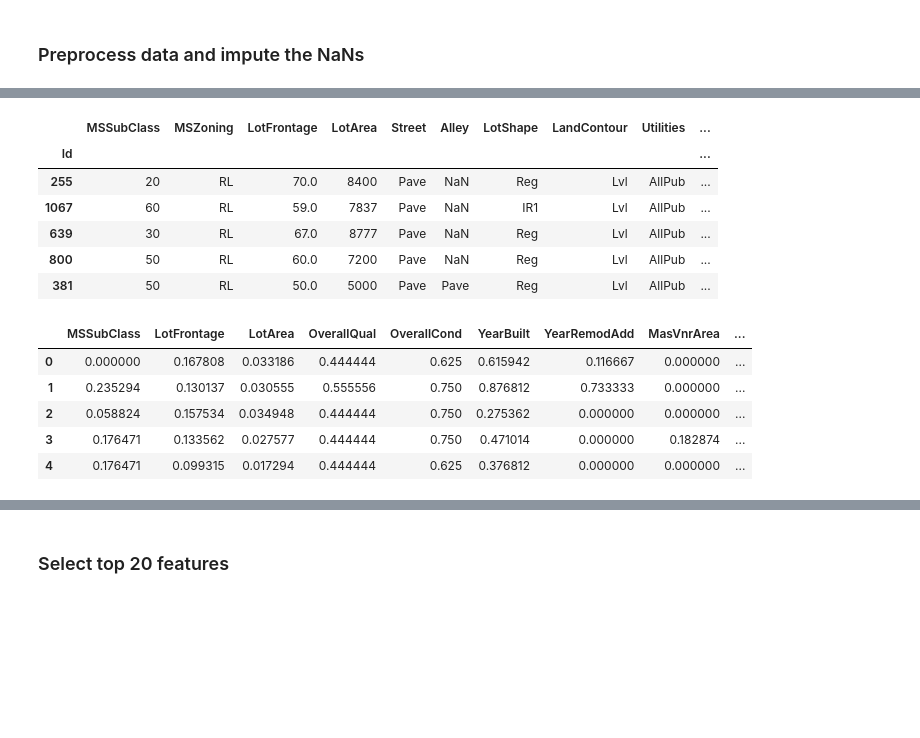
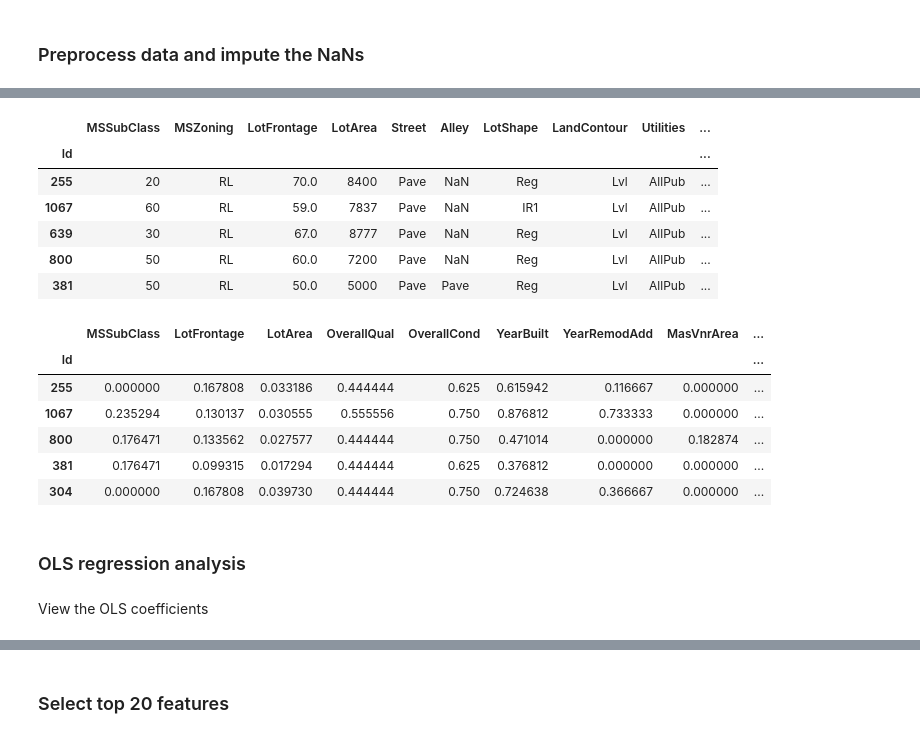
Before and after one commit to ajy25/TabularMagic, a Jupyter notebook: demo/regression_start_to_finish_demo.ipynb, the cells around one changed output, grey strips where cells are left out. Drawn from its saved outputs; the diff is of its cells as text; code cells hidden in the pictures; blank space fills up the shorter version.

Commit message:
linear regression complete

```diff
--- a/demo/regression_start_to_finish_demo.ipynb
+++ b/demo/regression_start_to_finish_demo.ipynb
@@ -78,8 +76,8 @@ plt.close(fig)  # close the Figure to conserve memory
 tm.reset_working_dfs()
 tm.preprocess_data(onehot_vars=tm.categorical_columns,
                    minmax_vars=tm.continuous_columns,
-                   imputation_strategy='10nn')
-tm.set_working_df_checkpoint('kevin')
-display(tm.head())
+                   imputation_strategy='drop')
+tm.set_working_df_checkpoint('preprocessed')
+display(tm.working_df_train)
 # %% [output]
 |  | MSSubClass | LotFrontage | LotArea | OverallQual | OverallCond | YearBuilt | YearRemodAdd | MasVnrArea | ... |
@@ -91,19 +97,22 @@ display(tm.head())
 # %%
 tm.reset_working_dfs()
 display(tm.head())
-tm.reset_working_dfs('kevin')
+tm.reset_working_dfs('preprocessed')
 display(tm.head())
 # %% [output]
 |  | MSSubClass | MSZoning | LotFrontage | LotArea | Street | Alley | LotShape | LandContour | Utilities | ... |
 | Id |  |  |  |  |  |  |  |  |  | ... |
 | 255 | 20 | RL | 70.0 | 8400 | Pave | NaN | Reg | Lvl | AllPub | ... |
 | 1067 | 60 | RL | 59.0 | 7837 | Pave | NaN | IR1 | Lvl | AllPub | ... |
 | 639 | 30 | RL | 67.0 | 8777 | Pave | NaN | Reg | Lvl | AllPub | ... |
 | 800 | 50 | RL | 60.0 | 7200 | Pave | NaN | Reg | Lvl | AllPub | ... |
 | 381 | 50 | RL | 50.0 | 5000 | Pave | Pave | Reg | Lvl | AllPub | ... |
 |  | MSSubClass | LotFrontage | LotArea | OverallQual | OverallCond | YearBuilt | YearRemodAdd | MasVnrArea | ... |
-| 0 | 0.000000 | 0.167808 | 0.033186 | 0.444444 | 0.625 | 0.615942 | 0.116667 | 0.000000 | ... |
-| 1 | 0.235294 | 0.130137 | 0.030555 | 0.555556 | 0.750 | 0.876812 | 0.733333 | 0.000000 | ... |
-| 2 | 0.058824 | 0.157534 | 0.034948 | 0.444444 | 0.750 | 0.275362 | 0.000000 | 0.000000 | ... |
-| 3 | 0.176471 | 0.133562 | 0.027577 | 0.444444 | 0.750 | 0.471014 | 0.000000 | 0.182874 | ... |
-| 4 | 0.176471 | 0.099315 | 0.017294 | 0.444444 | 0.625 | 0.376812 | 0.000000 | 0.000000 | ... |
+| Id |  |  |  |  |  |  |  |  | ... |
+| 255 | 0.000000 | 0.167808 | 0.033186 | 0.444444 | 0.625 | 0.615942 | 0.116667 | 0.000000 | ... |
+| 1067 | 0.235294 | 0.130137 | 0.030555 | 0.555556 | 0.750 | 0.876812 | 0.733333 | 0.000000 | ... |
+| 800 | 0.176471 | 0.133562 | 0.027577 | 0.444444 | 0.750 | 0.471014 | 0.000000 | 0.182874 | ... |
+| 381 | 0.176471 | 0.099315 | 0.017294 | 0.444444 | 0.625 | 0.376812 | 0.000000 | 0.000000 | ... |
+| 304 | 0.000000 | 0.167808 | 0.039730 | 0.444444 | 0.750 | 0.724638 | 0.366667 | 0.000000 | ... |
+# %% [markdown]
+### OLS regression analysis
@@ -109,0 +121,2 @@ display(tm.head())
+# %% [markdown]
+View the OLS coefficients
```
Also changed, not shown: parts of 13 cells of this notebook, 15 other files.
